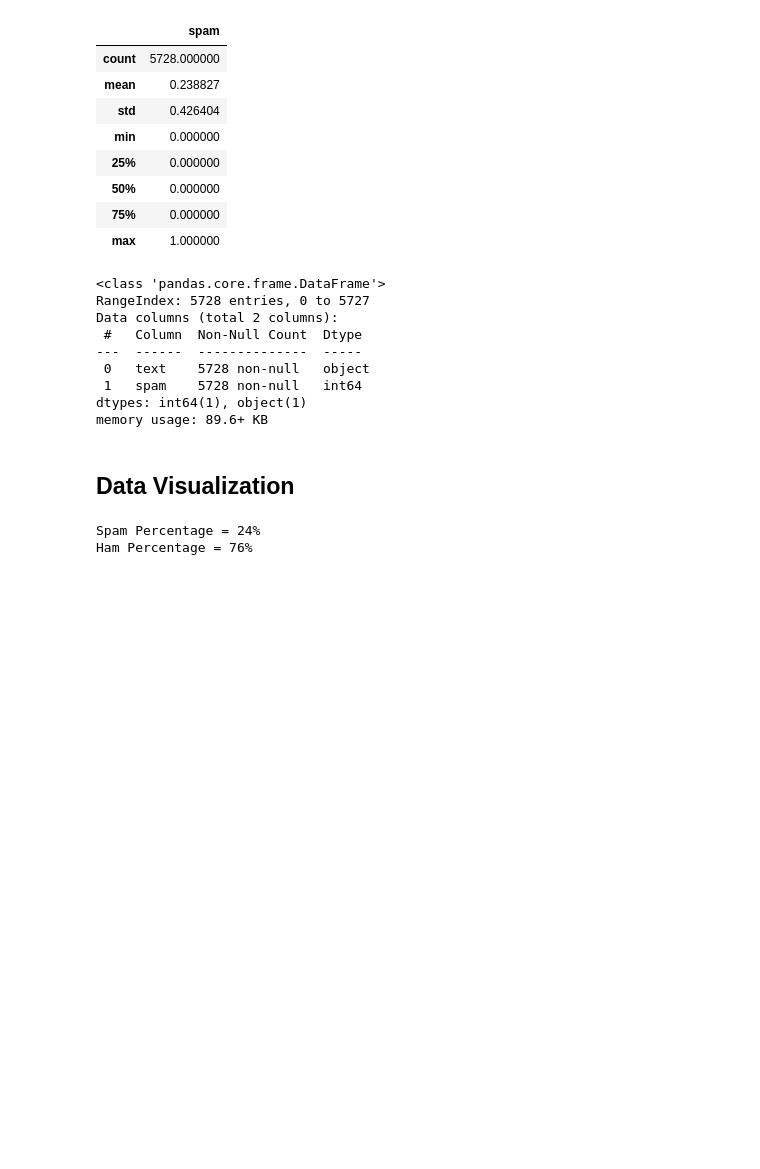
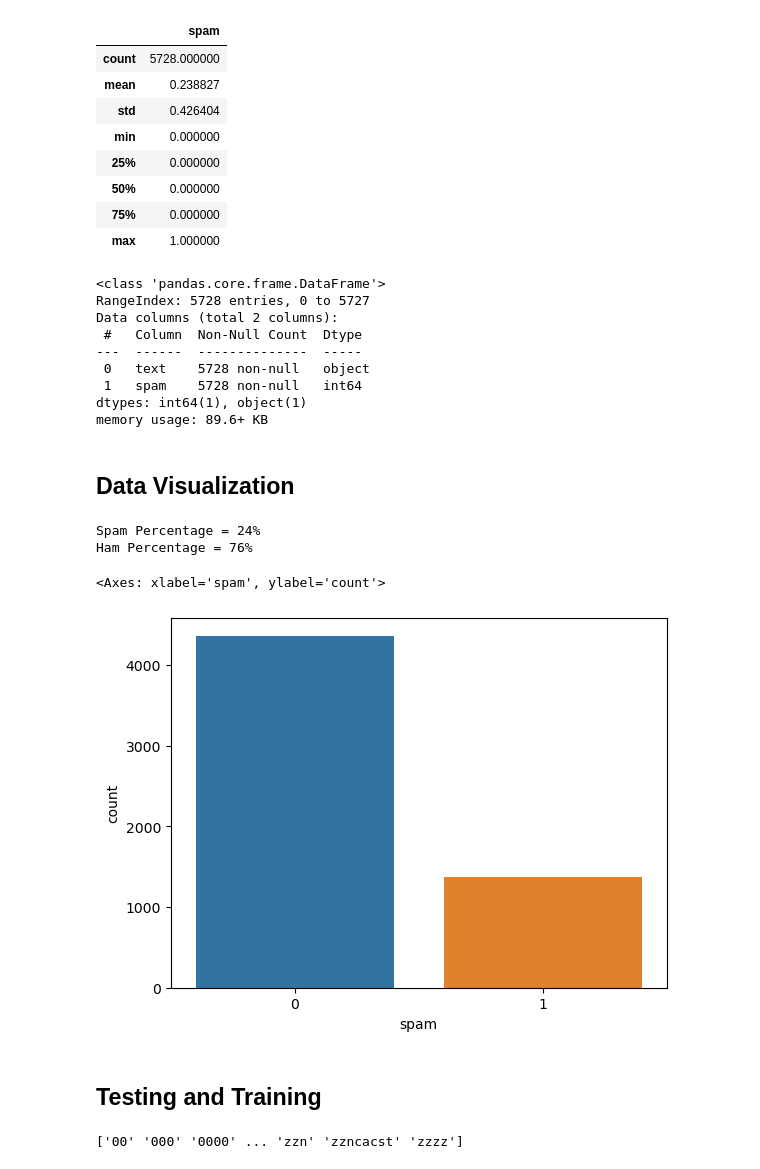
Before and after one commit to AlvaroBishop/NaiveBayes_SpamClassifier, a Jupyter notebook: spam_email_detection.ipynb, the cells around one changed output. Saved outputs shown, nothing was run; the diff lists cells and outputs as text; code cells hidden in the pictures; blank space fills up the shorter version.

Commit message:
finish training and testing the model

```diff
--- a/spam_email_detection.ipynb
+++ b/spam_email_detection.ipynb
@@ -83,4 +83,9 @@ print(f'Spam Percentage = {round((len(spam)/len(spam_df)) * 100)}%\nHam Percenta
 Spam Percentage = 24%
 Ham Percentage = 76%
 # %%
-sns.countplot(data = )
+sns.countplot(data = spam_df, x = 'spam')
+# %% [output]
+<Axes: xlabel='spam', ylabel='count'>
+[figure, added]
+# %% [markdown]
+## Testing and Training
@@ -86,0 +97,4 @@ sns.countplot(data = )
+# %%
+print(vectorizer.get_feature_names_out())
+# %% [output]
+['00' '000' '0000' ... 'zzn' 'zzncacst' 'zzzz']
```
Also changed, not shown: parts of 17 cells of this notebook.
